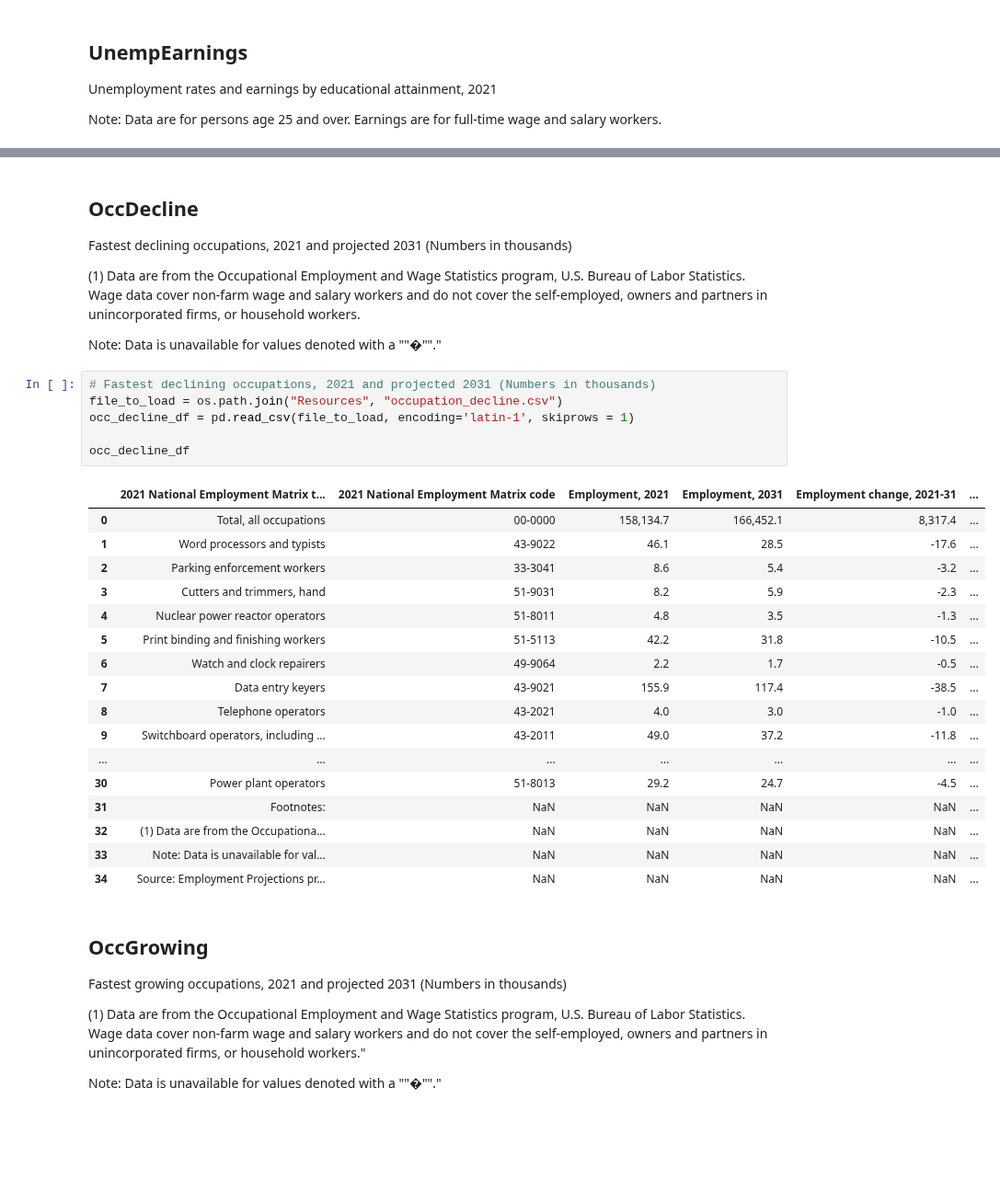
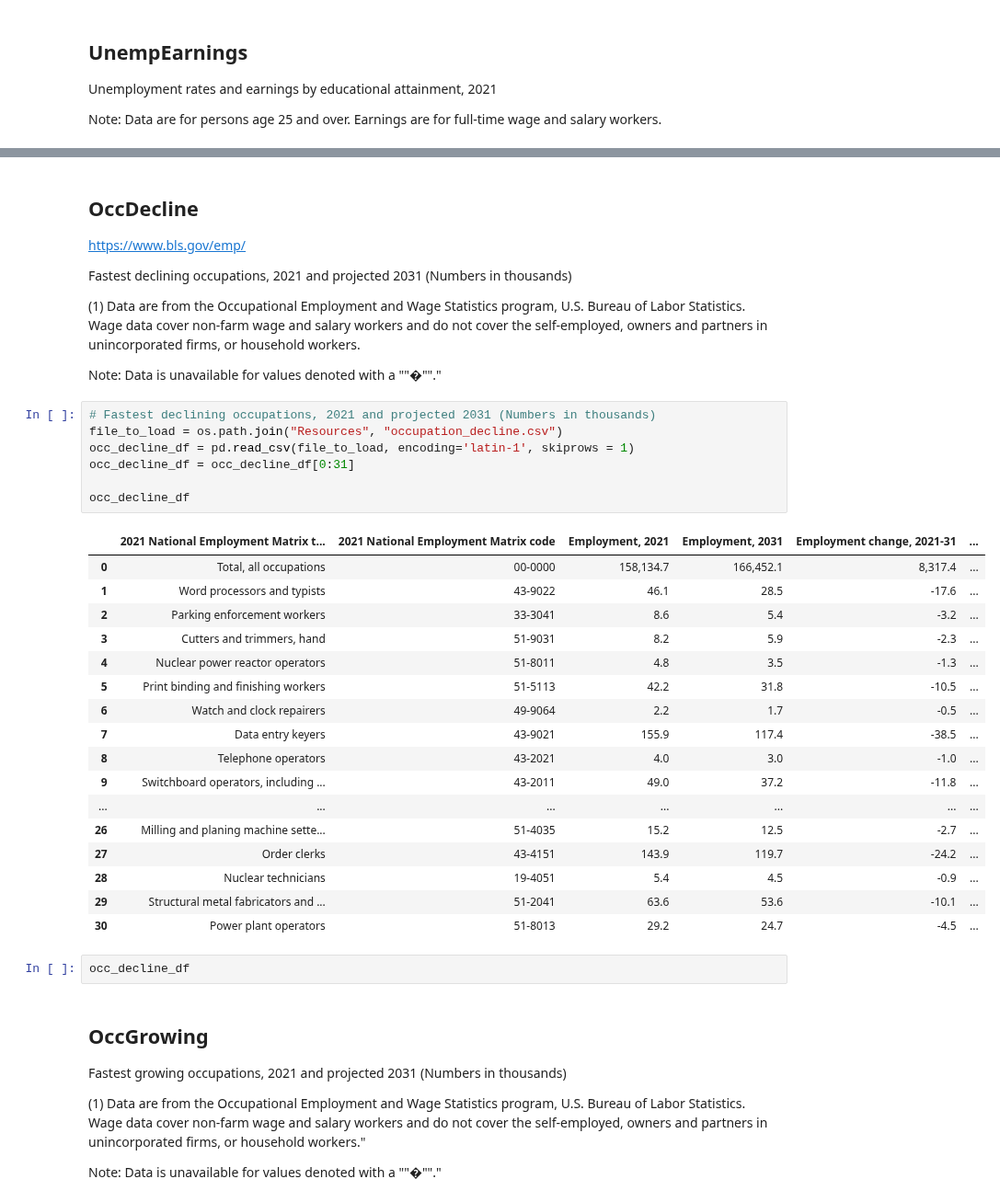
Before and after one commit to sberberian/Beer-Characteristics-Profiling, a Jupyter notebook: exploratory_analysis.ipynb, the cells around one changed output, grey strips where cells are left out. Shown at 92% size. Saved outputs shown, nothing was run; the diff lists cells and outputs as text; blank space fills up the shorter version.

```diff
--- a/exploratory_analysis.ipynb
+++ b/exploratory_analysis.ipynb
@@ -183,5 +226,7 @@ unemployment_earnings_df
 # %% [markdown]
 ## OccDecline
+
+https://www.bls.gov/emp/
 
 Fastest declining occupations, 2021 and projected 2031 (Numbers in thousands)
 
@@ -191,27 +236,30 @@ Note: Data is unavailable for values denoted with a ""�""."
 # %%
 # Fastest declining occupations, 2021 and projected 2031 (Numbers in thousands)
 file_to_load = os.path.join("Resources", "occupation_decline.csv")
 occ_decline_df = pd.read_csv(file_to_load, encoding='latin-1', skiprows = 1)
+occ_decline_df = occ_decline_df[0:31]
 
 occ_decline_df
 # %% [output]
 |  | 2021 National Employment Matrix t... | 2021 National Employment Matrix code | Employment, 2021 | Employment, 2031 | Employment change, 2021-31 | ... |
 | 0 | Total, all occupations | 00-0000 | 158,134.7 | 166,452.1 | 8,317.4 | ... |
 | 1 | Word processors and typists | 43-9022 | 46.1 | 28.5 | -17.6 | ... |
 | 2 | Parking enforcement workers | 33-3041 | 8.6 | 5.4 | -3.2 | ... |
 | 3 | Cutters and trimmers, hand | 51-9031 | 8.2 | 5.9 | -2.3 | ... |
 | 4 | Nuclear power reactor operators | 51-8011 | 4.8 | 3.5 | -1.3 | ... |
 | 5 | Print binding and finishing workers | 51-5113 | 42.2 | 31.8 | -10.5 | ... |
 | 6 | Watch and clock repairers | 49-9064 | 2.2 | 1.7 | -0.5 | ... |
 | 7 | Data entry keyers | 43-9021 | 155.9 | 117.4 | -38.5 | ... |
 | 8 | Telephone operators | 43-2021 | 4.0 | 3.0 | -1.0 | ... |
 | 9 | Switchboard operators, including ... | 43-2011 | 49.0 | 37.2 | -11.8 | ... |
 | ... | ... | ... | ... | ... | ... | ... |
+| 26 | Milling and planing machine sette... | 51-4035 | 15.2 | 12.5 | -2.7 | ... |
+| 27 | Order clerks | 43-4151 | 143.9 | 119.7 | -24.2 | ... |
+| 28 | Nuclear technicians | 19-4051 | 5.4 | 4.5 | -0.9 | ... |
+| 29 | Structural metal fabricators and ... | 51-2041 | 63.6 | 53.6 | -10.1 | ... |
 | 30 | Power plant operators | 51-8013 | 29.2 | 24.7 | -4.5 | ... |
-| 31 | Footnotes: | NaN | NaN | NaN | NaN | ... |
-| 32 | (1) Data are from the Occupationa... | NaN | NaN | NaN | NaN | ... |
-| 33 | Note: Data is unavailable for val... | NaN | NaN | NaN | NaN | ... |
-| 34 | Source: Employment Projections pr... | NaN | NaN | NaN | NaN | ... |
+# %%
+occ_decline_df
 # %% [markdown]
 ## OccGrowing
 
```
Also changed, not shown: parts of 19 cells of this notebook, 2 other files.
